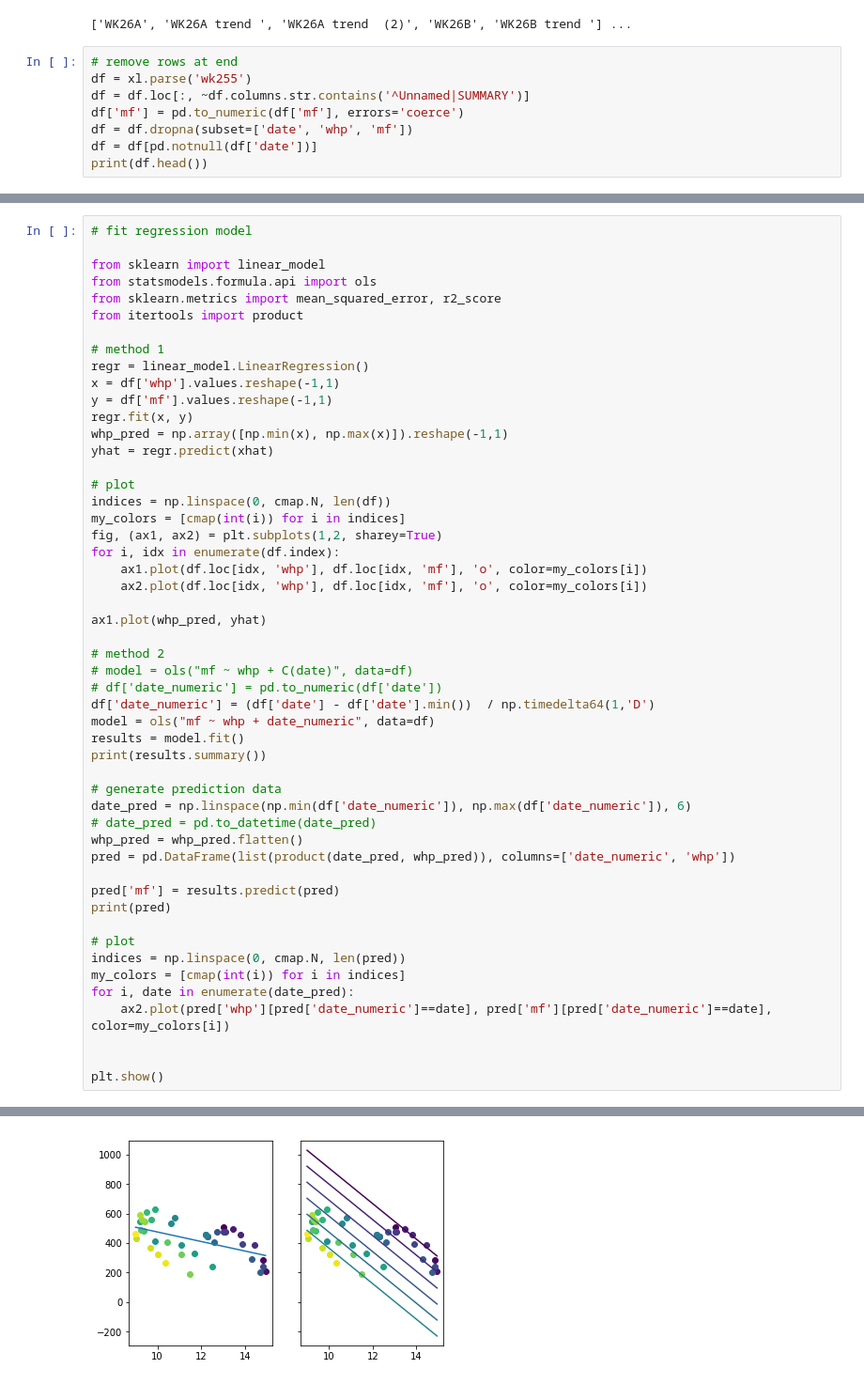
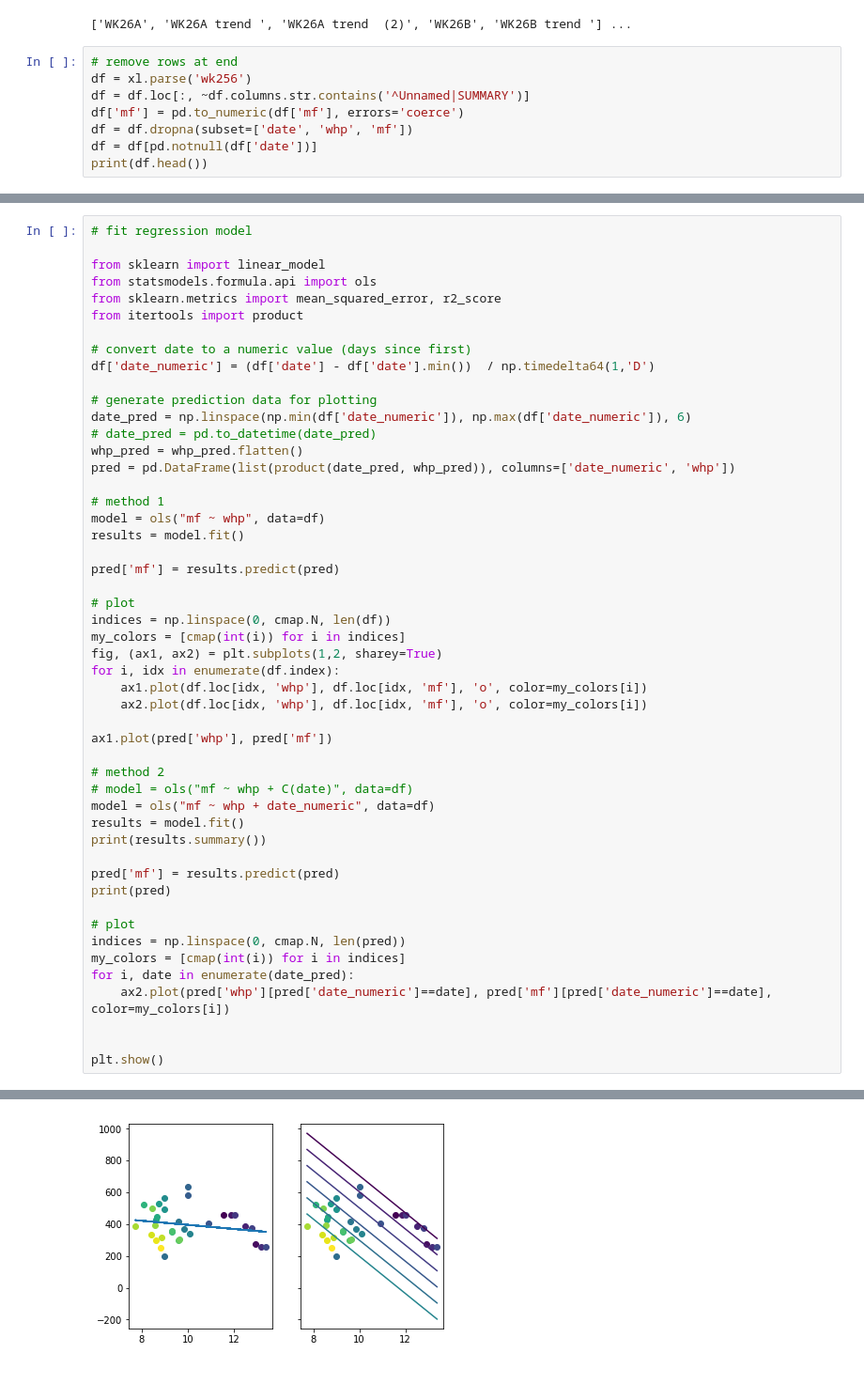
Before and after one commit to loganbwu/geothermal, a Jupyter notebook: src/Python Test.ipynb, the cells around one changed output, grey strips where cells are left out. Shown at 94% size. Cells and saved outputs as stored; diff of their text form.

Commit message:
simplify regression code

```diff
--- a/src/Python Test.ipynb
+++ b/src/Python Test.ipynb
@@ -24,7 +24,7 @@ print(xl.sheet_names[:5], '...')
 ['WK26A', 'WK26A trend ', 'WK26A trend  (2)', 'WK26B', 'WK26B trend '] ...
 # %%
 # remove rows at end
-df = xl.parse('wk255')
+df = xl.parse('wk256')
 df = df.loc[:, ~df.columns.str.contains('^Unnamed|SUMMARY')]
 df['mf'] = pd.to_numeric(df['mf'], errors='coerce')
 df = df.dropna(subset=['date', 'whp', 'mf'])
@@ -73,13 +73,20 @@ from statsmodels.formula.api import ols
 from sklearn.metrics import mean_squared_error, r2_score
 from itertools import product
 
+# convert date to a numeric value (days since first)
+df['date_numeric'] = (df['date'] - df['date'].min())  / np.timedelta64(1,'D')
+
+# generate prediction data for plotting
+date_pred = np.linspace(np.min(df['date_numeric']), np.max(df['date_numeric']), 6)
+# date_pred = pd.to_datetime(date_pred)
+whp_pred = whp_pred.flatten()
+pred = pd.DataFrame(list(product(date_pred, whp_pred)), columns=['date_numeric', 'whp'])
+
 # method 1
-regr = linear_model.LinearRegression()
-x = df['whp'].values.reshape(-1,1)
-y = df['mf'].values.reshape(-1,1)
-regr.fit(x, y)
-whp_pred = np.array([np.min(x), np.max(x)]).reshape(-1,1)
-yhat = regr.predict(xhat)
+model = ols("mf ~ whp", data=df)
+results = model.fit()
+
+pred['mf'] = results.predict(pred)
 
 # plot
 indices = np.linspace(0, cmap.N, len(df))
@@ -89,21 +96,13 @@ for i, idx in enumerate(df.index):
     ax1.plot(df.loc[idx, 'whp'], df.loc[idx, 'mf'], 'o', color=my_colors[i])
     ax2.plot(df.loc[idx, 'whp'], df.loc[idx, 'mf'], 'o', color=my_colors[i])
 
-ax1.plot(whp_pred, yhat)
+ax1.plot(pred['whp'], pred['mf'])
 
 # method 2
 # model = ols("mf ~ whp + C(date)", data=df)
-# df['date_numeric'] = pd.to_numeric(df['date'])
-df['date_numeric'] = (df['date'] - df['date'].min())  / np.timedelta64(1,'D')
 model = ols("mf ~ whp + date_numeric", data=df)
 results = model.fit()
 print(results.summary())
-
-# generate prediction data
-date_pred = np.linspace(np.min(df['date_numeric']), np.max(df['date_numeric']), 6)
-# date_pred = pd.to_datetime(date_pred)
-whp_pred = whp_pred.flatten()
-pred = pd.DataFrame(list(product(date_pred, whp_pred)), columns=['date_numeric', 'whp'])
 
 pred['mf'] = results.predict(pred)
 print(pred)
@@ -137 +136 @@ Covariance Type:            nonrobust
-[figure, old version]
+[figure, new version]
```
Also changed, not shown: parts of 3 cells of this notebook.
